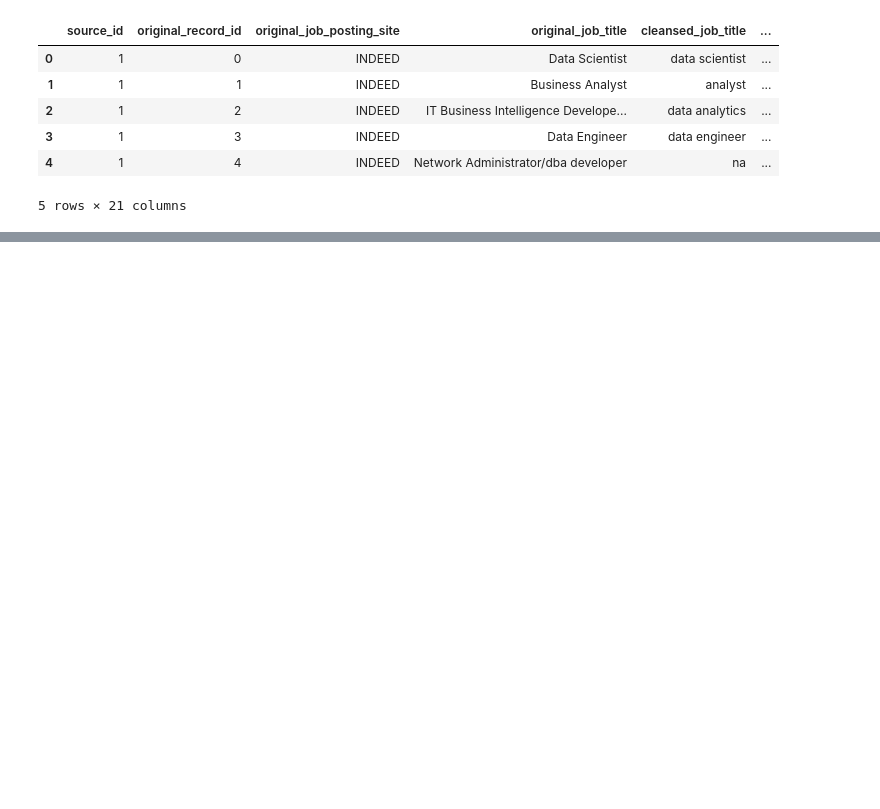
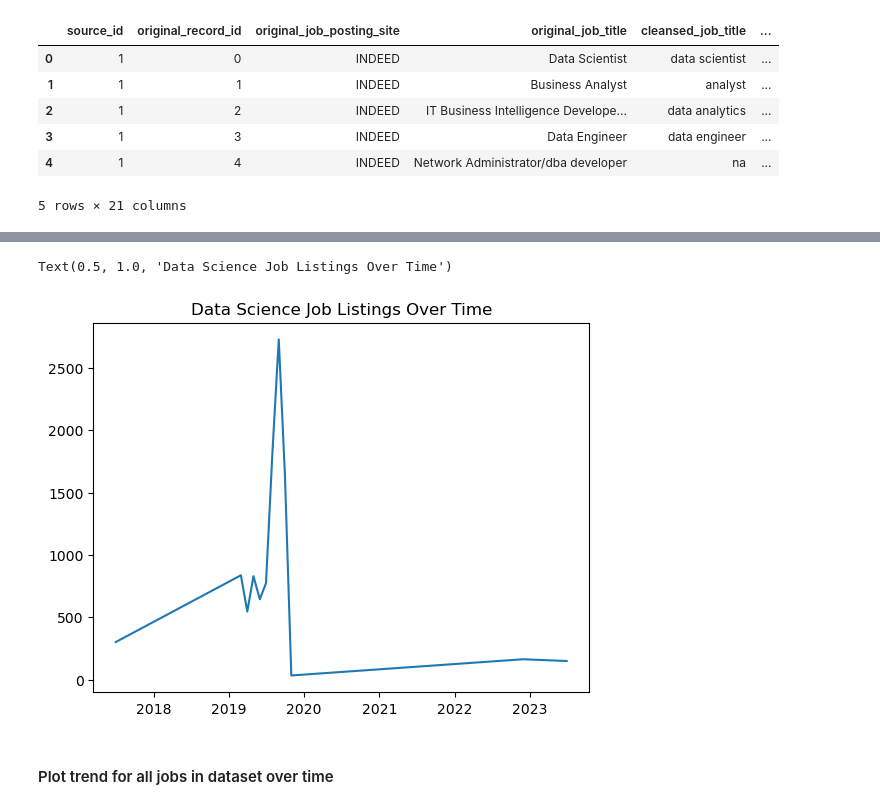
Before and after one commit to devinsuy/DataScience-Jobs-Viz, a Jupyter notebook: notebooks/python/Data Science Jobs Data/EDA_Data_Science_Jobs.ipynb, the cells around one changed output, grey strips where cells are left out. Cells and saved outputs as stored; diff of their text form; code cells hidden in the pictures; blank space fills up the shorter version.

```diff
--- a/notebooks/python/Data Science Jobs Data/EDA_Data_Science_Jobs.ipynb
+++ b/notebooks/python/Data Science Jobs Data/EDA_Data_Science_Jobs.ipynb
@@ -16,0 +158,8 @@ df.head()
+# %%
+df_data_scientist.set_index('posting_date', inplace=True)
+df_data_scientist_count_by_month = df_data_scientist.resample('M').size()
+# %%
+df_data_scientist_count_by_month = df_data_scientist_count_by_month.reset_index()
+# %%
+df_data_scientist_count_by_month.columns = ['month', 'count']
+df_data_scientist_count_by_month
@@ -16,0 +180,3 @@ df.head()
+# %%
+df_ds_count_by_month_clean = df_data_scientist_count_by_month[df_data_scientist_count_by_month['count'] != 0]
+df_ds_count_by_month_clean
@@ -16,0 +197,8 @@ df.head()
+# %%
+plt.plot(df_ds_count_by_month_clean['month'], df_ds_count_by_month_clean['count'])
+plt.title('Data Science Job Listings Over Time')
+# %% [output]
+Text(0.5, 1.0, 'Data Science Job Listings Over Time')
+[figure, added]
+# %% [markdown]
+#### Plot trend for all jobs in dataset over time
```
Also changed, not shown: parts of 45 cells of this notebook.
